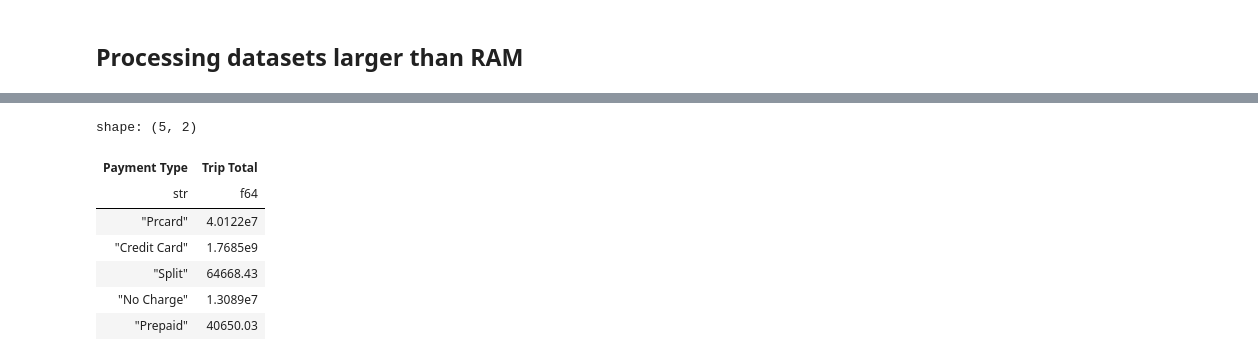
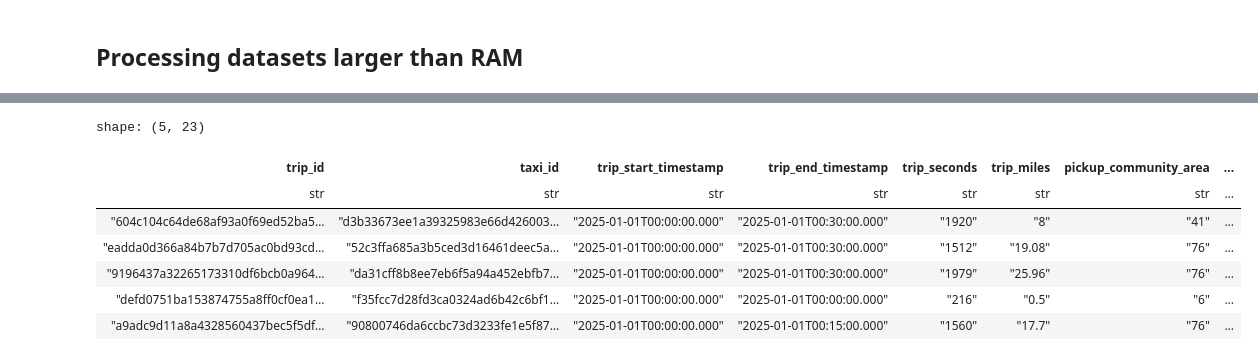
Before and after one commit to PacktPublishing/Polars-Cookbook, a Jupyter notebook: Chapter01/ch01.ipynb, the cells around one changed output, grey strips where cells are left out. Cells and saved outputs as stored; diff of their text form; code cells hidden in the pictures.

```diff
--- a/Chapter01/ch01.ipynb
+++ b/Chapter01/ch01.ipynb
@@ -729,17 +712,37 @@ shape: (5, 23)
-# %%
-trip_total_by_pay_type = (
-    pl.scan_csv('~/Downloads/Taxi_Trips.csv')
-    .group_by('Payment Type')
-    .agg(pl.col('Trip Total').sum())
-    .collect()
-)
-trip_total_by_pay_type.head()
-# %% [output]
-shape: (5, 2)
-| Payment Type | Trip Total |
-| str | f64 |
-| "Prcard" | 4.0122e7 |
-| "Credit Card" | 1.7685e9 |
-| "Split" | 64668.43 |
-| "No Charge" | 1.3089e7 |
-| "Prepaid" | 40650.03 |
+# %%
+import requests
+import polars as pl
+
+url = "https://data.cityofchicago.org/resource/ajtu-isnz.json?$limit=1000"
+response = requests.get(url)
+data = response.json()
+
+df = pl.DataFrame(data)
+df.head()
+url = "https://data.cityofchicago.org/resource/ajtu-isnz.json?$limit=1000&$offset={}"
+offset = 0
+all_data = []
+
+# Define the schema to ensure consistency
+schema = df.schema
+
+while offset < 2000:
+    response = requests.get(url.format(offset))
+    data = response.json()
+    if not data:
+        break
+    df_chunk = pl.DataFrame(data, schema=schema)
+    all_data.append(df_chunk)
+    offset += 1000
+
+df = pl.concat(all_data)
+df.head()
+# %% [output]
+shape: (5, 23)
+| trip_id | taxi_id | trip_start_timestamp | trip_end_timestamp | trip_seconds | trip_miles | pickup_community_area | ... |
+| str | str | str | str | str | str | str | ... |
+| "604c104c64de68af93a0f69ed52ba5… | "d3b33673ee1a39325983e66d426003… | "2025-01-01T00:00:00.000" | "2025-01-01T00:30:00.000" | "1920" | "8" | "41" | ... |
+| "eadda0d366a84b7b7d705ac0bd93cd… | "52c3ffa685a3b5ced3d16461deec5a… | "2025-01-01T00:00:00.000" | "2025-01-01T00:30:00.000" | "1512" | "19.08" | "76" | ... |
+| "9196437a32265173310df6bcb0a964… | "da31cff8b8ee7eb6f5a94a452ebfb7… | "2025-01-01T00:00:00.000" | "2025-01-01T00:30:00.000" | "1979" | "25.96" | "76" | ... |
+| "defd0751ba153874755a8ff0cf0ea1… | "f35fcc7d28fd3ca0324ad6b42c6bf1… | "2025-01-01T00:00:00.000" | "2025-01-01T00:00:00.000" | "216" | "0.5" | "6" | ... |
+| "a9adc9d11a8a4328560437bec5f5df… | "90800746da6ccbc73d3233fe1e5f87… | "2025-01-01T00:00:00.000" | "2025-01-01T00:15:00.000" | "1560" | "17.7" | "76" | ... |
```
Also changed, not shown: parts of 37 cells of this notebook.
